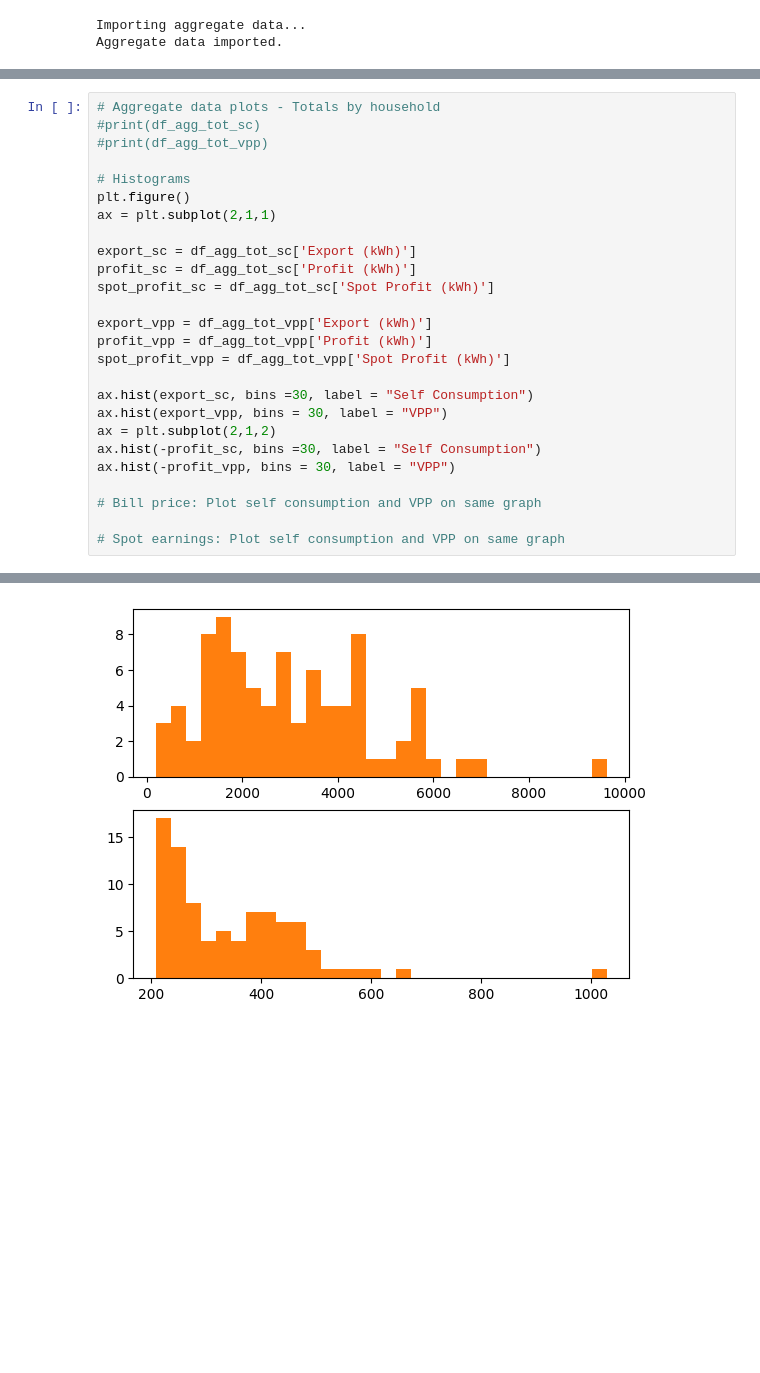
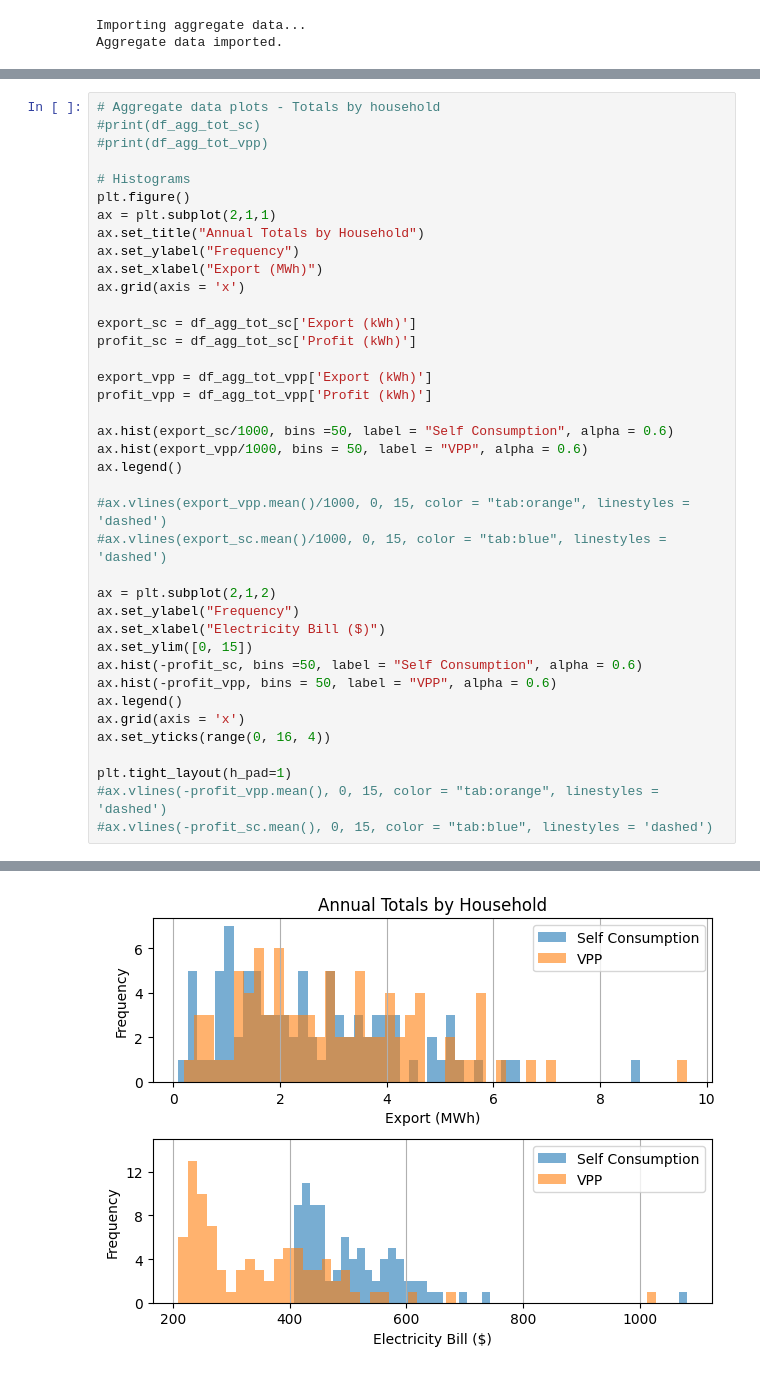
Before and after one commit to mabrett1234/ELEC9715_project, a Jupyter notebook: plotting_speedrun.ipynb, the cells around one changed output, grey strips where cells are left out. Cells and saved outputs as stored; diff of their text form; blank space fills up the shorter version.

```diff
--- a/plotting_speedrun.ipynb
+++ b/plotting_speedrun.ipynb
@@ -266,22 +349,35 @@ Text(0.5, 0, 'Time (hrs)')
 # Histograms
 plt.figure()
 ax = plt.subplot(2,1,1)
+ax.set_title("Annual Totals by Household")
+ax.set_ylabel("Frequency")
+ax.set_xlabel("Export (MWh)")
+ax.grid(axis = 'x')
 
 export_sc = df_agg_tot_sc['Export (kWh)']
 profit_sc = df_agg_tot_sc['Profit (kWh)']
-spot_profit_sc = df_agg_tot_sc['Spot Profit (kWh)']
 
 export_vpp = df_agg_tot_vpp['Export (kWh)']
 profit_vpp = df_agg_tot_vpp['Profit (kWh)']
-spot_profit_vpp = df_agg_tot_vpp['Spot Profit (kWh)']
 
-ax.hist(export_sc, bins =30, label = "Self Consumption")
-ax.hist(export_vpp, bins = 30, label = "VPP")
+ax.hist(export_sc/1000, bins =50, label = "Self Consumption", alpha = 0.6)
+ax.hist(export_vpp/1000, bins = 50, label = "VPP", alpha = 0.6)
+ax.legend()
+
+#ax.vlines(export_vpp.mean()/1000, 0, 15, color = "tab:orange", linestyles = 'dashed')
+#ax.vlines(export_sc.mean()/1000, 0, 15, color = "tab:blue", linestyles = 'dashed')
+
 ax = plt.subplot(2,1,2)
-ax.hist(-profit_sc, bins =30, label = "Self Consumption")
-ax.hist(-profit_vpp, bins = 30, label = "VPP")
+ax.set_ylabel("Frequency")
+ax.set_xlabel("Electricity Bill ($)")
+ax.set_ylim([0, 15])
+ax.hist(-profit_sc, bins =50, label = "Self Consumption", alpha = 0.6)
+ax.hist(-profit_vpp, bins = 50, label = "VPP", alpha = 0.6)
+ax.legend()
+ax.grid(axis = 'x')
+ax.set_yticks(range(0, 16, 4))
 
-# Bill price: Plot self consumption and VPP on same graph
-
-# Spot earnings: Plot self consumption and VPP on same graph
+plt.tight_layout(h_pad=1)
+#ax.vlines(-profit_vpp.mean(), 0, 15, color = "tab:orange", linestyles = 'dashed')
+#ax.vlines(-profit_sc.mean(), 0, 15, color = "tab:blue", linestyles = 'dashed')
 # %% [output]
@@ -300 +384 @@ ax.hist(-profit_vpp, bins = 30, label = "VPP")
-[figure, old version]
+[figure, new version]
```
Also changed, not shown: parts of 7 cells of this notebook, 4 other files.
